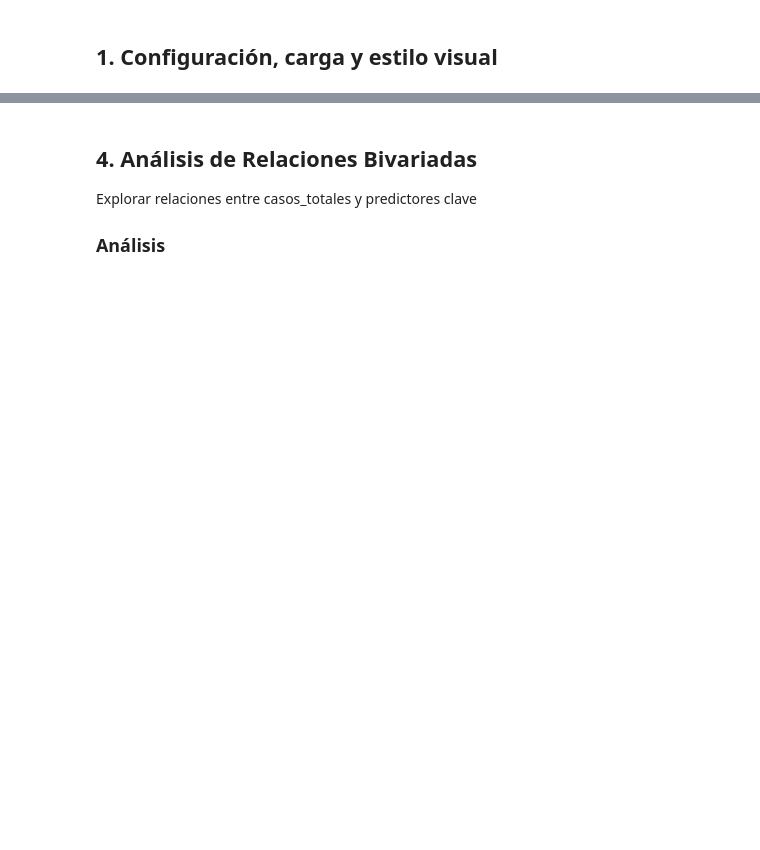
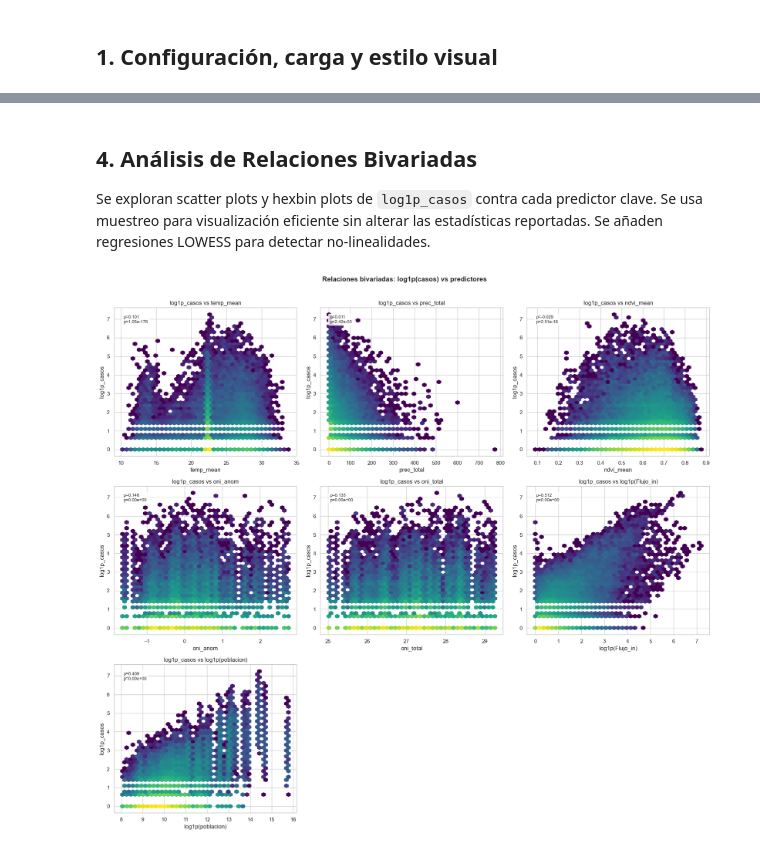
Before and after one commit to Camil0MV/colombia-dengue-data-analysis, a Jupyter notebook: notebooks/02_eda_multivariate.ipynb, the cells around one changed output, grey strips where cells are left out. Saved outputs shown, nothing was run; the diff lists cells and outputs as text; code cells hidden in the pictures; blank space fills up the shorter version.

```diff
--- a/notebooks/02_eda_multivariate.ipynb
+++ b/notebooks/02_eda_multivariate.ipynb
@@ -65,11 +188,59 @@ pass
 # %% [markdown]
 ## 4. Análisis de Relaciones Bivariadas
 
-Explorar relaciones entre casos_totales y predictores clave
-
-### Análisis
+Se exploran scatter plots y hexbin plots de `log1p_casos` contra cada predictor clave. Se usa muestreo para visualización eficiente sin alterar las estadísticas reportadas. Se añaden regresiones LOWESS para detectar no-linealidades.
 # %%
-# TODO: Código para Análisis de Relaciones Bivariadas
-# Explorar relaciones entre casos_totales y predictores clave
-pass
+predictors = ["temp_mean", "prec_total", "ndvi_mean", "oni_anom", "oni_total", "Flujo_in", "poblacion"]
+target = "log1p_casos"
+
+log_scale_vars = {"Flujo_in", "poblacion"}
+
+sample_df = df.dropna(subset=predictors + [target]).sample(
+    n=min(80_000, len(df)), random_state=RANDOM_STATE
+)
+
+fig, axes = plt.subplots(3, 3, figsize=(18, 16))
+axes = axes.flatten()
+
+for i, pred in enumerate(predictors):
+    ax = axes[i]
+
+    if pred in log_scale_vars:
+        x_data = np.log1p(sample_df[pred])
+        x_label = f"log1p({pred})"
+    else:
+        x_data = sample_df[pred]
+        x_label = pred
+
+    hb = ax.hexbin(
+        x_data,
+        sample_df[target],
+        gridsize=40,
+        cmap="viridis",
+        mincnt=1,
+        bins="log",
+    )
+    ax.set_xlabel(x_label)
+    ax.set_ylabel(target)
+    ax.set_title(f"{target} vs {x_label}")
+
+    rho, p_val = spearmanr(sample_df[pred], sample_df[target])
+    ax.annotate(
+        f"ρ={rho:.3f}\np={p_val:.2e}",
+        xy=(0.05, 0.95),
+        xycoords="axes fraction",
+        va="top",
+        fontsize=9,
+        bbox=dict(boxstyle="round", fc="white", alpha=0.8),
+    )
+
+for j in range(len(predictors), len(axes)):
+    axes[j].set_visible(False)
+
+fig.suptitle("Relaciones bivariadas: log1p(casos) vs predictores", fontsize=14, fontweight="bold", y=1.01)
+plt.tight_layout()
+fig.savefig(BIVARIADAS_PATH / "hexbin_log1p_casos_vs_predictores.png", dpi=300, bbox_inches="tight")
+plt.show()
+# %% [output]
+[figure, added]
 # %% [markdown]
```
Also changed, not shown: parts of 27 cells of this notebook, 29 other files.
